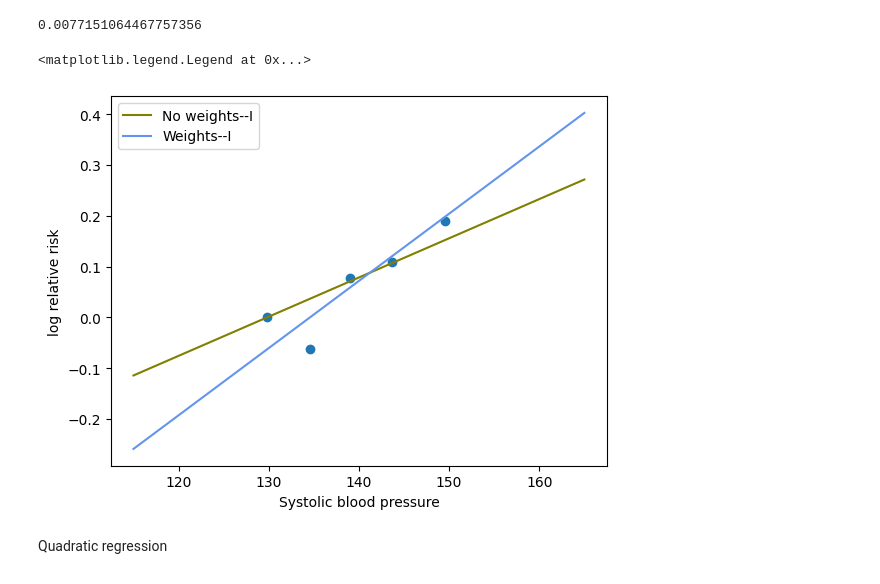
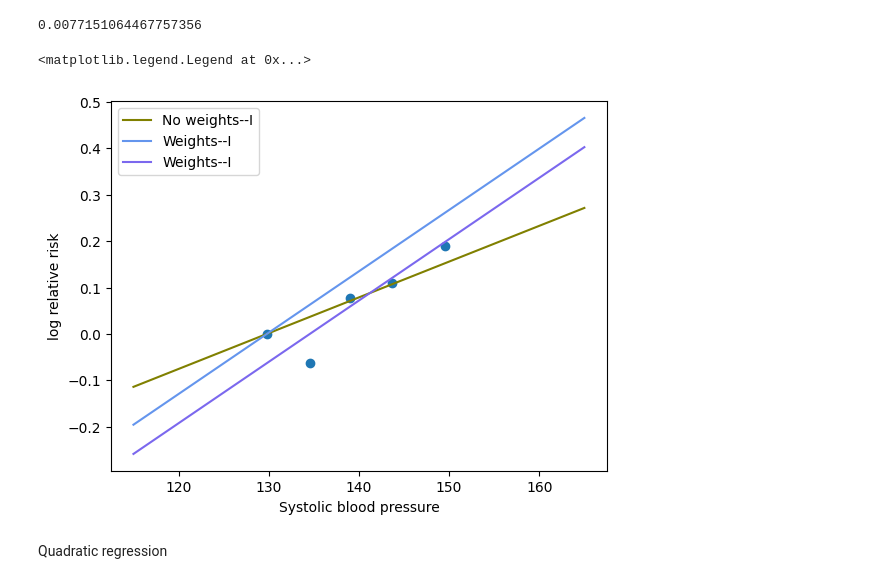
Before and after one commit to ihmeuw-msca/CorrelationCorrection, a Jupyter notebook: Itoga_regression_trim.ipynb, the cells around one changed output. Cells and saved outputs as stored; diff of their text form; code cells hidden in the pictures.

```diff
--- a/Itoga_regression_trim.ipynb
+++ b/Itoga_regression_trim.ipynb
@@ -74,22 +74,23 @@ b
 # %%
 def slope_fn(beta,x):
     return beta*(x-129.8)
 
 x = np.linspace(115,165)
 
 # plt.plot(x,slope_fn(beta_s,x),label="No weights--S",c="olive")
 # # plt.fill_between(x,slope_fn(low_beta_s,x),slope_fn(high_beta_s,x),alpha=0.3,color="olive")
 # plt.plot(x,slope_fn(beta_s_GL,x),label="Weights--S",c="cornflowerblue")
 # plt.fill_between(x,slope_fn(low_beta_s_GL,x),slope_fn(high_beta_s_GL,x),alpha=0.3,color="cornflowerblue")
 plt.plot(x,slope_fn(b,x),label="No weights--I",c="olive")
-plt.plot(x,slope_fn(b_star,x)-0.063,label="Weights--I",c="cornflowerblue")
+plt.plot(x,slope_fn(b_star,x),label="Weights--I",c="cornflowerblue")
+plt.plot(x,slope_fn(b_star,x)-0.063,label="Weights--I",c="mediumslateblue")
 plt.scatter(study_df_i["dose"],study_df_i["logOR"])
 plt.ylabel("log relative risk")
 plt.xlabel("Systolic blood pressure")
 plt.legend()
 # %% [output]
 <matplotlib.legend.Legend at 0x...>
-[figure, old version]
+[figure, new version]
 # %% [markdown]
 Quadratic regression
 # %%
```
